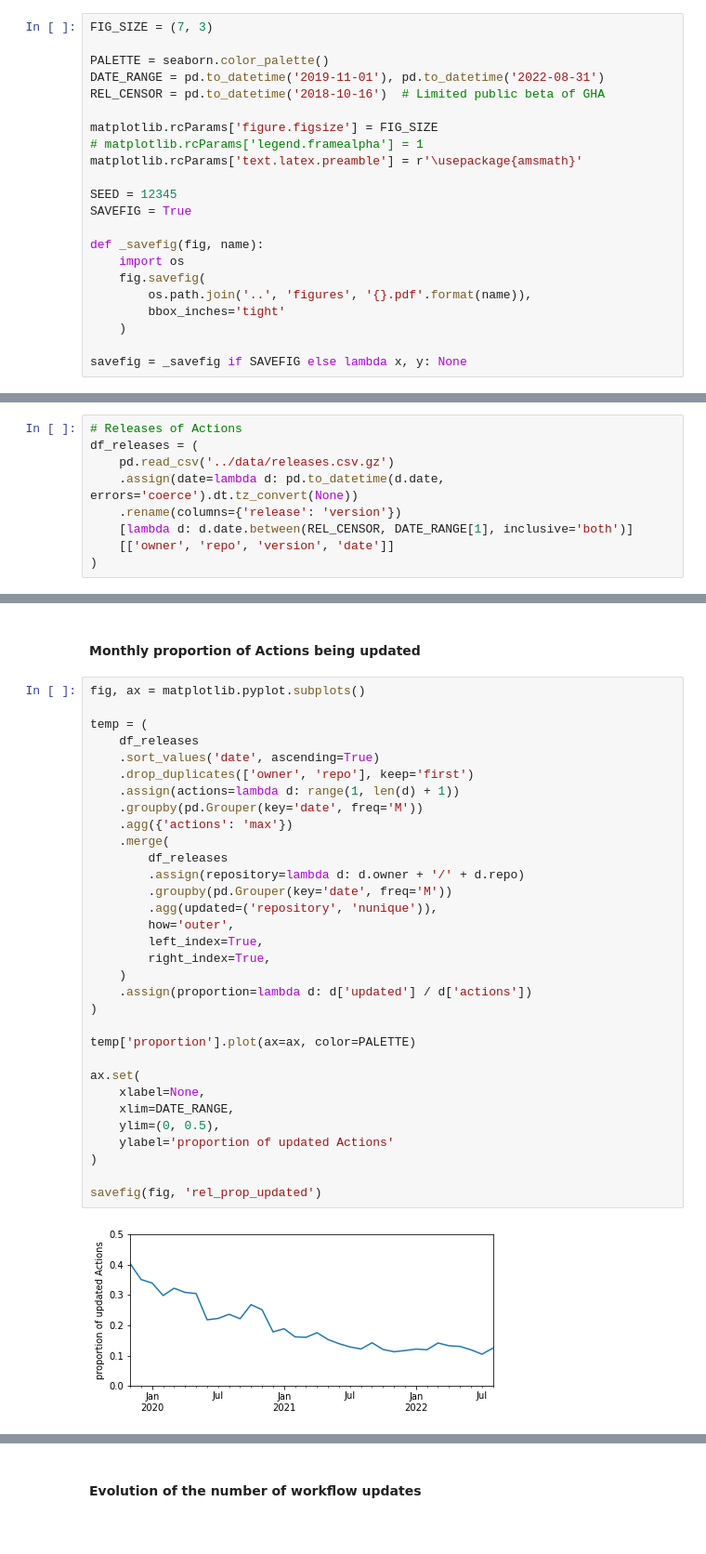
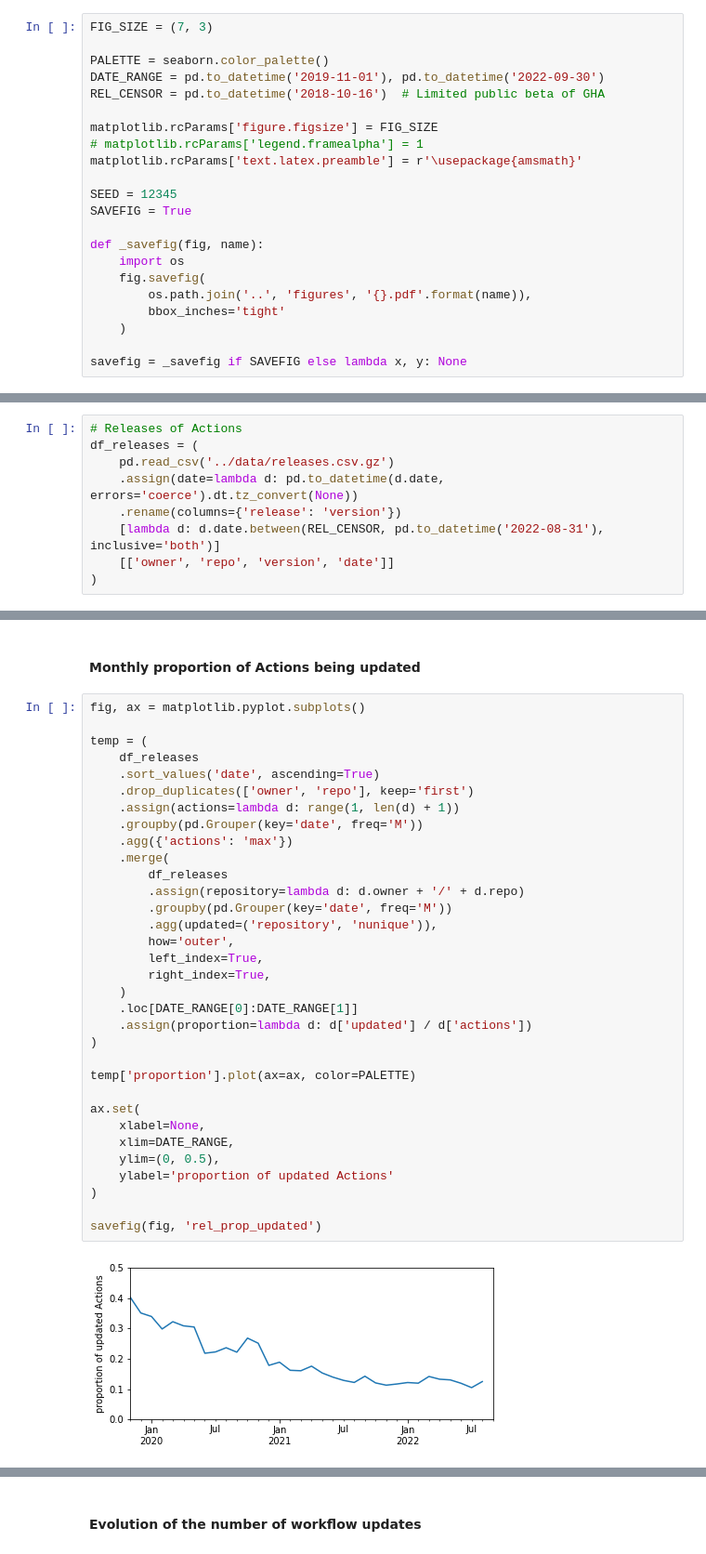
Before and after one commit to AlexandreDecan/secos-ghalag, a Jupyter notebook: notebooks/Release frequency.ipynb, the cells around one changed output, grey strips where cells are left out. Shown: that part at 93% size. Saved outputs shown, nothing was run; the diff lists cells and outputs as text.

```diff
--- a/notebooks/Release frequency.ipynb
+++ b/notebooks/Release frequency.ipynb
@@ -11,7 +11,7 @@ import lifelines
 FIG_SIZE = (7, 3)
 
 PALETTE = seaborn.color_palette()
-DATE_RANGE = pd.to_datetime('2019-11-01'), pd.to_datetime('2022-08-31')
+DATE_RANGE = pd.to_datetime('2019-11-01'), pd.to_datetime('2022-09-30')
 REL_CENSOR = pd.to_datetime('2018-10-16')  # Limited public beta of GHA
 
 matplotlib.rcParams['figure.figsize'] = FIG_SIZE
@@ -37,7 +37,7 @@ df_releases = (
     pd.read_csv('../data/releases.csv.gz')
     .assign(date=lambda d: pd.to_datetime(d.date, errors='coerce').dt.tz_convert(None))
     .rename(columns={'release': 'version'})
-    [lambda d: d.date.between(REL_CENSOR, DATE_RANGE[1], inclusive='both')]
+    [lambda d: d.date.between(REL_CENSOR, pd.to_datetime('2022-08-31'), inclusive='both')]
     [['owner', 'repo', 'version', 'date']]
 )
 # %%
@@ -144,32 +144,33 @@ fig, ax = matplotlib.pyplot.subplots()
 temp = (
     df_releases
     .sort_values('date', ascending=True)
     .drop_duplicates(['owner', 'repo'], keep='first')
     .assign(actions=lambda d: range(1, len(d) + 1))
     .groupby(pd.Grouper(key='date', freq='M'))
     .agg({'actions': 'max'})
     .merge(
         df_releases
         .assign(repository=lambda d: d.owner + '/' + d.repo)
         .groupby(pd.Grouper(key='date', freq='M'))
         .agg(updated=('repository', 'nunique')),
         how='outer',
         left_index=True,
         right_index=True,
     )
+    .loc[DATE_RANGE[0]:DATE_RANGE[1]]
     .assign(proportion=lambda d: d['updated'] / d['actions'])
 )
 
 temp['proportion'].plot(ax=ax, color=PALETTE)
 
 ax.set(
     xlabel=None,
     xlim=DATE_RANGE,
     ylim=(0, 0.5),
     ylabel='proportion of updated Actions'
 )
 
 savefig(fig, 'rel_prop_updated')
 # %% [output]
-[figure, old version]
+[figure, new version]
 # %%
```
Also changed, not shown: parts of 8 cells of this notebook, 3 other files.
